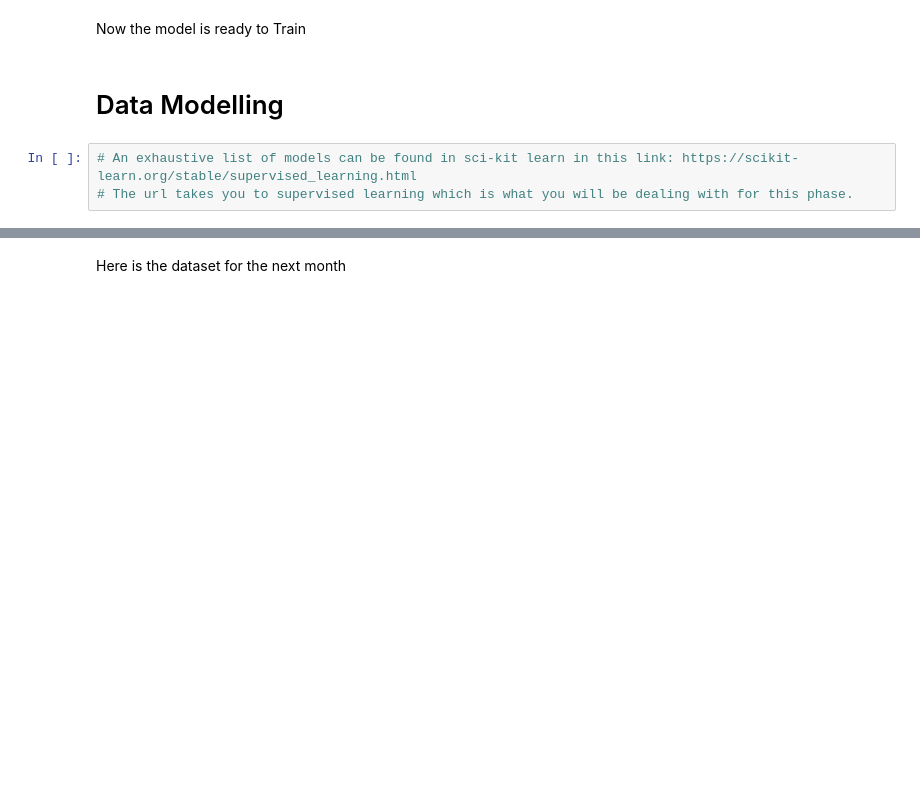
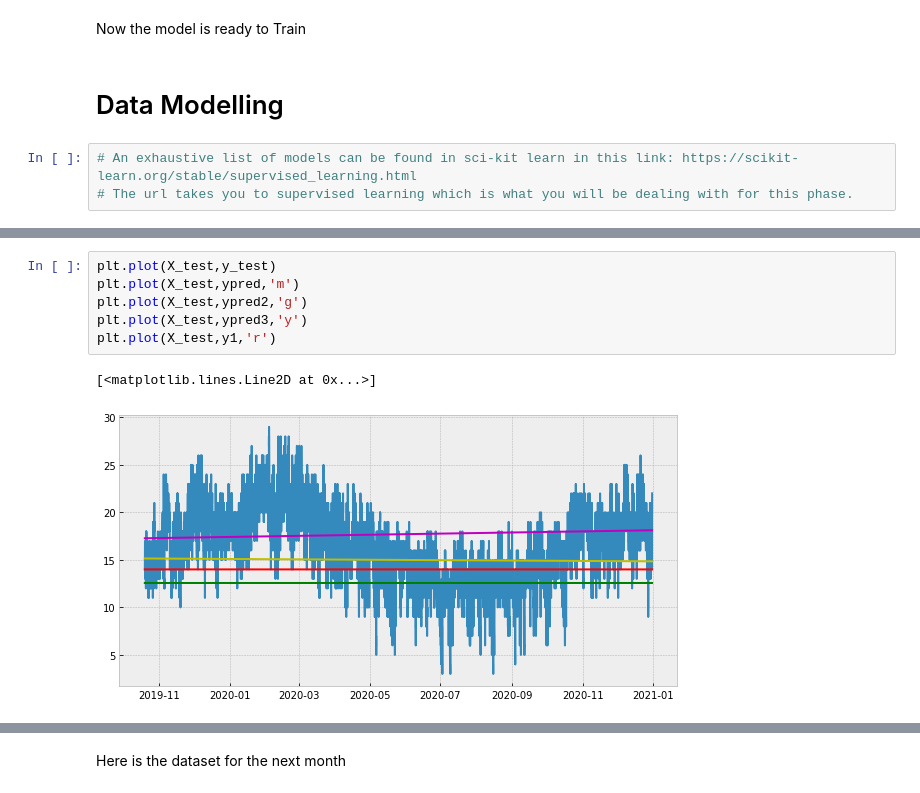
Before and after one commit to SyedKaz00/MSAPhaseThree, a Jupyter notebook: DataScience/submission.ipynb, the cells around one changed output, grey strips where cells are left out. Drawn from its saved outputs; the diff is of its cells as text; blank space fills up the shorter version.

```diff
--- a/DataScience/submission.ipynb
+++ b/DataScience/submission.ipynb
@@ -314,0 +335,9 @@ plt.plot(X_test,y1)
+# %%
+plt.plot(X_test,y_test)
+plt.plot(X_test,ypred,'m')
+plt.plot(X_test,ypred2,'g')
+plt.plot(X_test,ypred3,'y')
+plt.plot(X_test,y1,'r')
+# %% [output]
+[<matplotlib.lines.Line2D at 0x...>]
+[figure, added]
```
Also changed, not shown: parts of 14 cells of this notebook.
